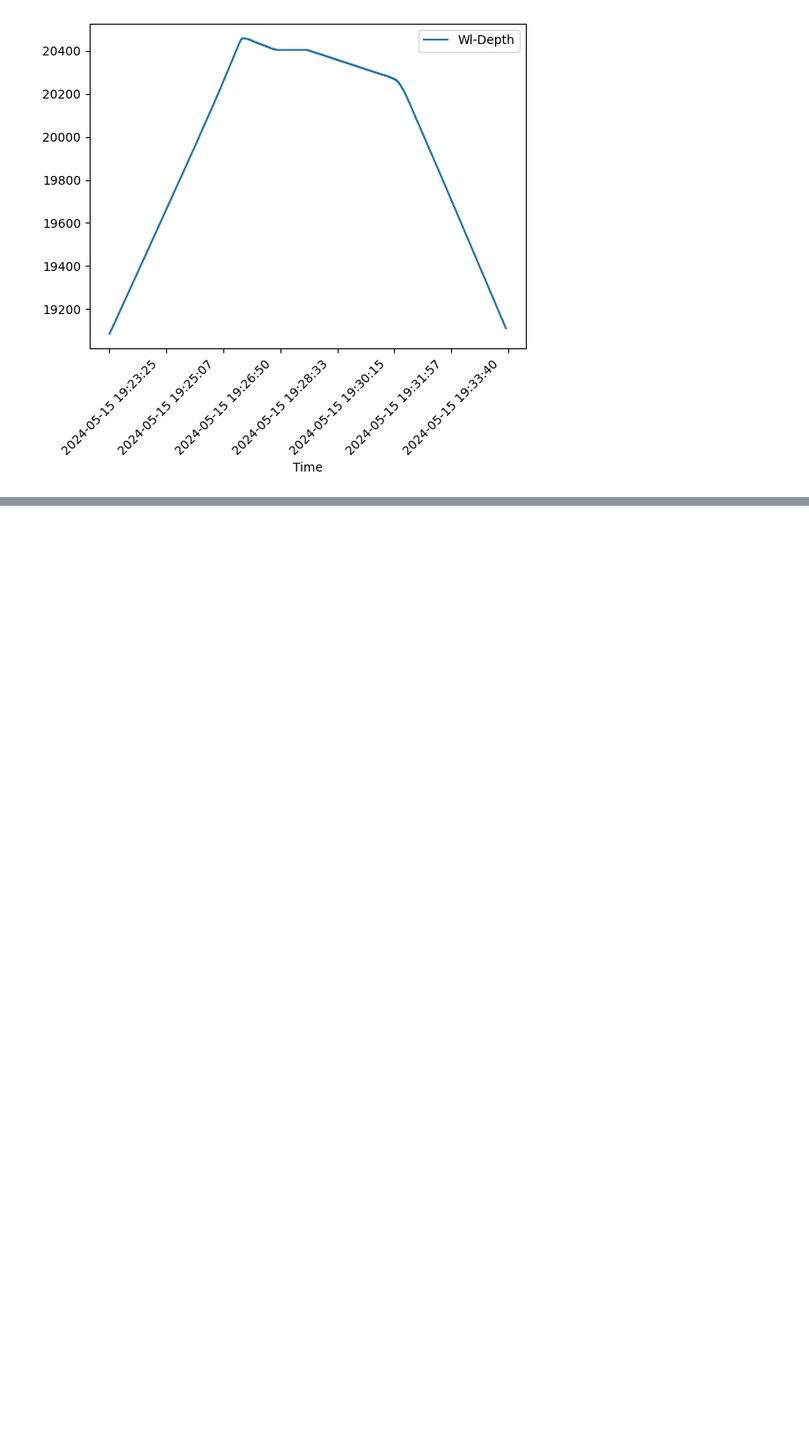
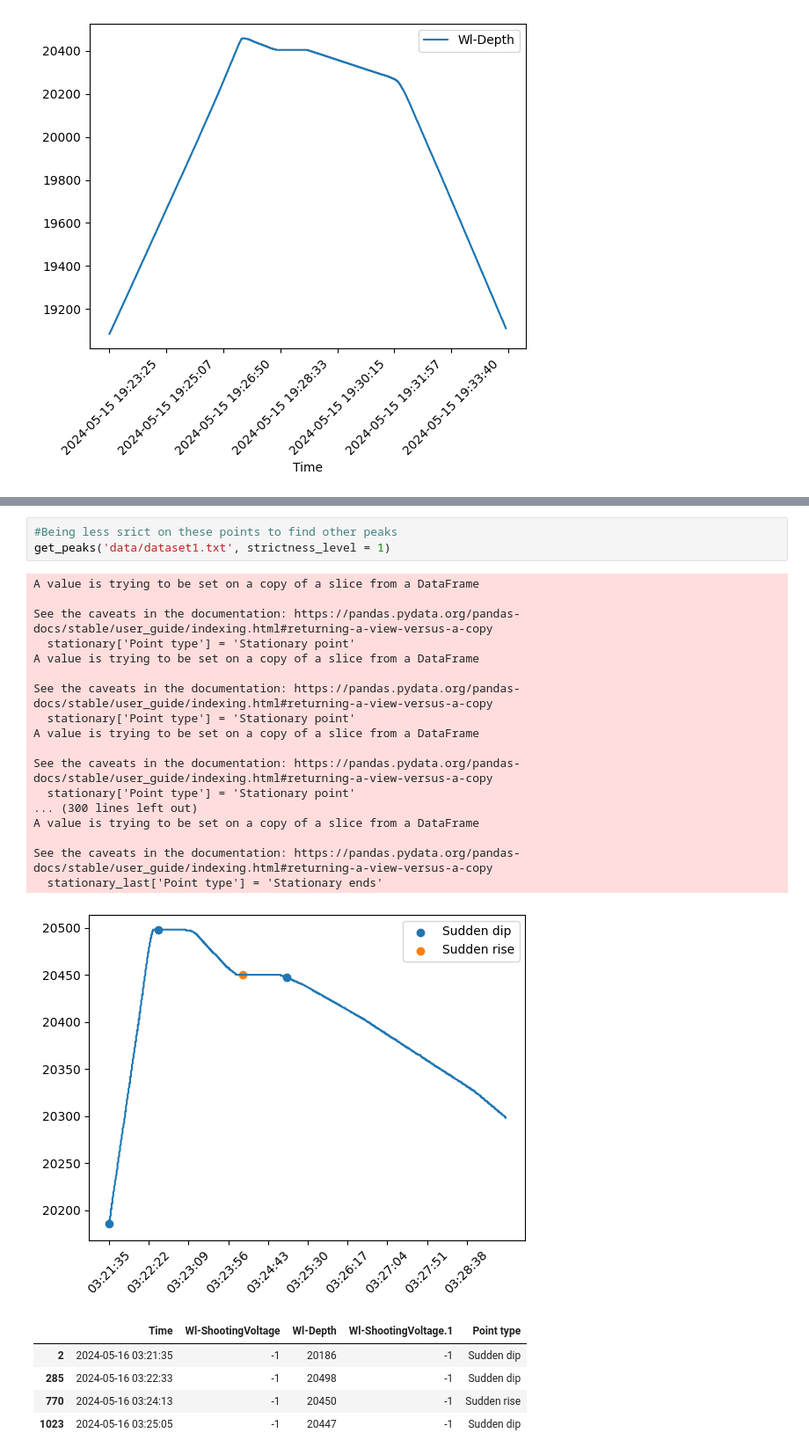
Before and after one commit to Ukepox/peaks-time-series, a Jupyter notebook: peaks.ipynb, the cells around one changed output, grey strips where cells are left out. Shown: that part at 88% size. Saved outputs shown, nothing was run; the diff lists cells and outputs as text; blank space fills up the shorter version.

```diff
--- a/peaks.ipynb
+++ b/peaks.ipynb
@@ -158 +187,28 @@ def get_relevant_points(data, *,
+# %%
+#Being less srict on these points to find other peaks
+get_peaks('data/dataset1.txt', strictness_level = 1)
+# %% [output]
+A value is trying to be set on a copy of a slice from a DataFrame
+
+See the caveats in the documentation: https://pandas.pydata.org/pandas-docs/stable/user_guide/indexing.html#returning-a-view-versus-a-copy
+  stationary['Point type'] = 'Stationary point'
+A value is trying to be set on a copy of a slice from a DataFrame
+
+See the caveats in the documentation: https://pandas.pydata.org/pandas-docs/stable/user_guide/indexing.html#returning-a-view-versus-a-copy
+  stationary['Point type'] = 'Stationary point'
+A value is trying to be set on a copy of a slice from a DataFrame
+
+See the caveats in the documentation: https://pandas.pydata.org/pandas-docs/stable/user_guide/indexing.html#returning-a-view-versus-a-copy
+  stationary['Point type'] = 'Stationary point'
+... (300 lines left out)
+A value is trying to be set on a copy of a slice from a DataFrame
+
+See the caveats in the documentation: https://pandas.pydata.org/pandas-docs/stable/user_guide/indexing.html#returning-a-view-versus-a-copy
+  stationary_last['Point type'] = 'Stationary ends'
+[figure, added]
+|  | Time | Wl-ShootingVoltage | Wl-Depth | Wl-ShootingVoltage.1 | Point type |
+| 2 | 2024-05-16 03:21:35 | -1 | 20186 | -1 | Sudden dip |
+| 285 | 2024-05-16 03:22:33 | -1 | 20498 | -1 | Sudden dip |
+| 770 | 2024-05-16 03:24:13 | -1 | 20450 | -1 | Sudden rise |
+| 1023 | 2024-05-16 03:25:05 | -1 | 20447 | -1 | Sudden dip |
 # %%
```
Also changed, not shown: parts of 5 cells of this notebook, 1 other file.
